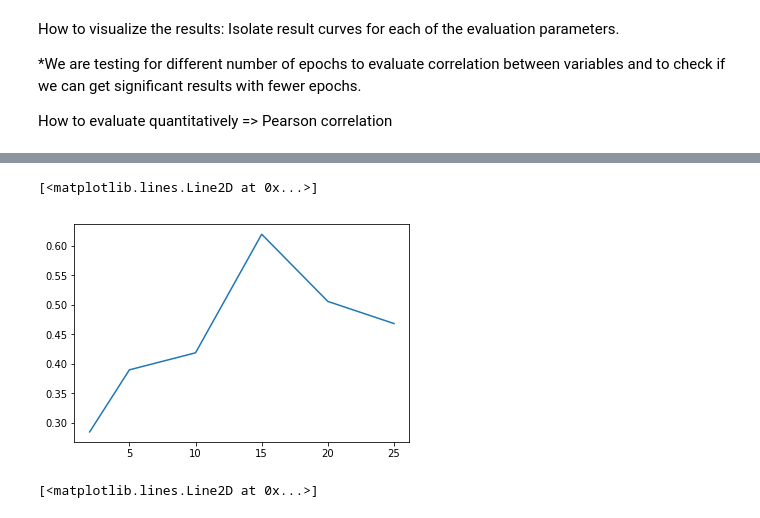
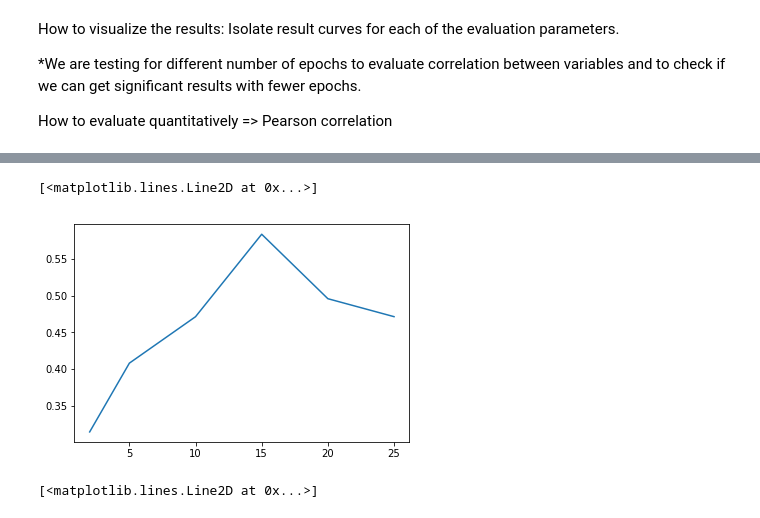
Before and after one commit to gabrielsluz/c-swm, a Jupyter notebook: Experiments.ipynb, the cells around one changed output, grey strips where cells are left out. Cells and saved outputs as stored; diff of their text form; code cells hidden in the pictures.

Commit message:
Easy to plot

```diff
--- a/Experiments.ipynb
+++ b/Experiments.ipynb
@@ -153,6 +153,14 @@ def get_mean_std_dev(xs, ys):
         y_mean.append(np.asarray(aux_dict[x]).mean())
         y_std.append(np.asarray(aux_dict[x]).std())
     return x_out, y_mean, y_std
+
+'''
+Function to simplify plotting pipeline
+'''
+def get_plot_ready_res(results, params, values, experiment_key, varying_param):
+    found_key = get_param_key(params, values, results)
+    x, y_mean, y_std = get_mean_std_dev(results[found_key][experiment_key][varying_param], results[found_key][experiment_key]['result'])
+    return x, y_mean, y_std
 # %%
 experiment_keys = ['LinearEvalAcc', 'FineTuning10pc30epochs', 'FineTuning10pc60epochs']
 experiment_keys += ['H1_num_steps=1', 'H1_num_steps=5', 'H1_num_steps=10']
@@ -183,12 +191,14 @@ results
 # %%
 import matplotlib.pyplot as plt
 params = ['epochs', 'use_trans_model']
 values = [10, 'False']
-found_key = get_param_key(params, values, results)
-plt.plot(results[found_key]['LinearEvalAcc']['num_objects'][:6], results[found_key]['LinearEvalAcc']['result'][:6])
+experiment_key = 'LinearEvalAcc'
+varying_param = 'num_objects'
+x, y_mean, y_std = get_plot_ready_res(results, params, values, experiment_key, varying_param)
+plt.plot(x, y_mean)
 # %% [output]
 [<matplotlib.lines.Line2D at 0x...>]
-[figure, old version]
+[figure, new version]
 # %%
 params = ['epochs', 'use_trans_model']
 values = [10, 'False']
```
